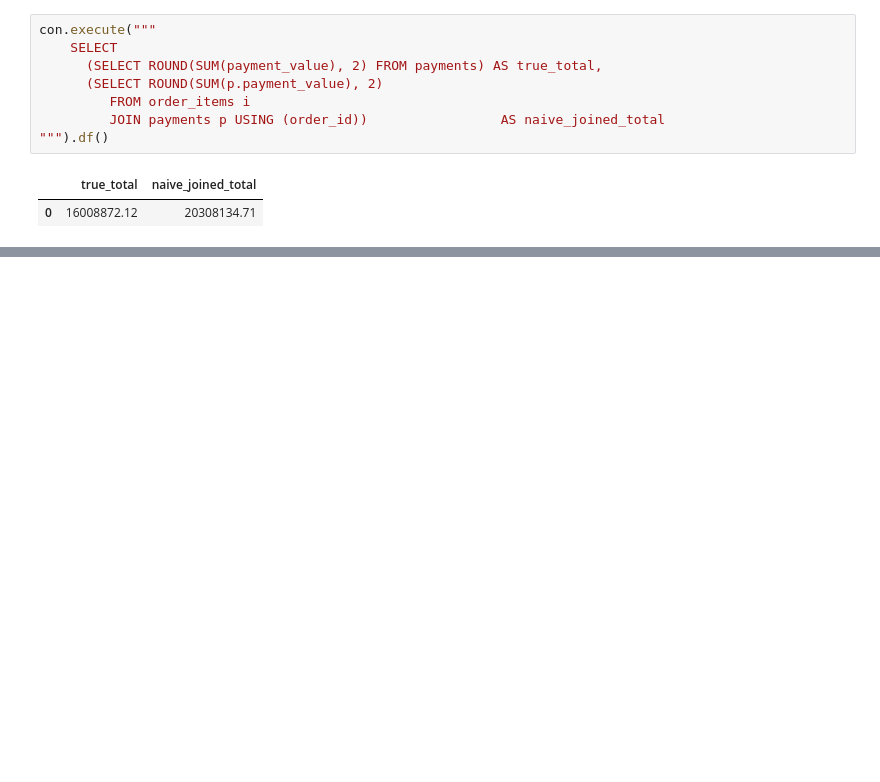
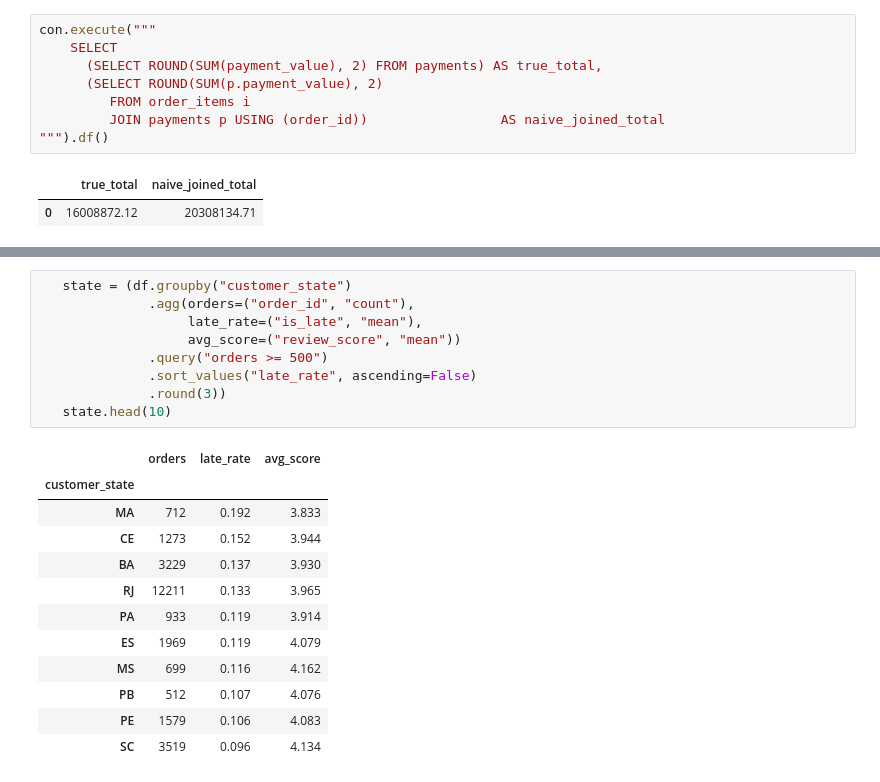
Before and after one commit to Nikita-dambhare/olist-ecommerce-analytics, a Jupyter notebook: 01_explore.ipynb, the cells around one changed output, grey strips where cells are left out. Cells and saved outputs as stored; diff of their text form; blank space fills up the shorter version.

```diff
--- a/01_explore.ipynb
+++ b/01_explore.ipynb
@@ -196,0 +253,22 @@ con.execute("""
+# %%
+   state = (df.groupby("customer_state")
+              .agg(orders=("order_id", "count"),
+                   late_rate=("is_late", "mean"),
+                   avg_score=("review_score", "mean"))
+              .query("orders >= 500")
+              .sort_values("late_rate", ascending=False)
+              .round(3))
+   state.head(10)
+# %% [output]
+|  | orders | late_rate | avg_score |
+| customer_state |  |  |  |
+| MA | 712 | 0.192 | 3.833 |
+| CE | 1273 | 0.152 | 3.944 |
+| BA | 3229 | 0.137 | 3.930 |
+| RJ | 12211 | 0.133 | 3.965 |
+| PA | 933 | 0.119 | 3.914 |
+| ES | 1969 | 0.119 | 4.079 |
+| MS | 699 | 0.116 | 4.162 |
+| PB | 512 | 0.107 | 4.076 |
+| PE | 1579 | 0.106 | 4.083 |
+| SC | 3519 | 0.096 | 4.134 |
```
Also changed, not shown: parts of 3 cells of this notebook, 1 other file.
